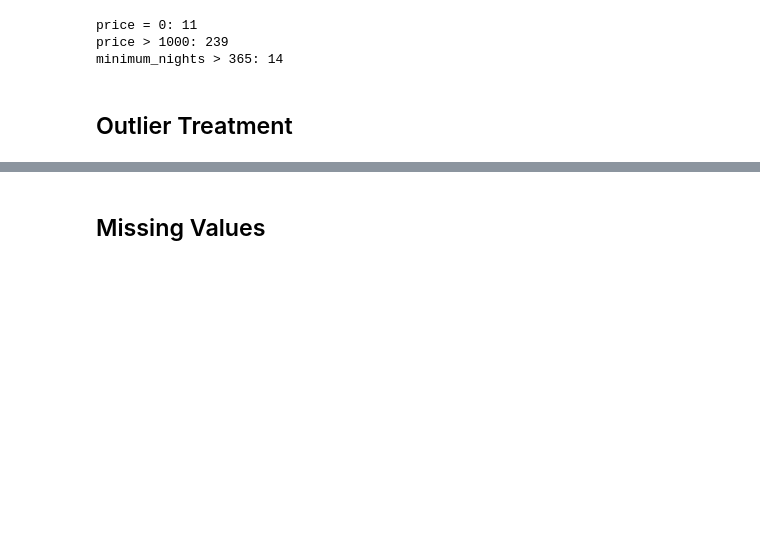
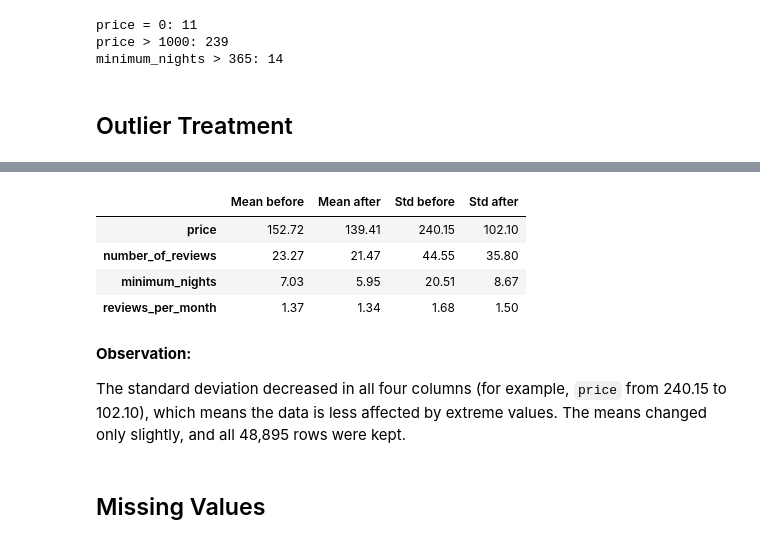
Before and after one commit to samaaali76/Task1-machine-learning, a Jupyter notebook: Notebook.ipynb, the cells around one changed output, grey strips where cells are left out. Drawn from its saved outputs; the diff is of its cells as text; code cells hidden in the pictures; blank space fills up the shorter version.

```diff
--- a/Notebook.ipynb
+++ b/Notebook.ipynb
@@ -308,3 +324,21 @@ After: (48870, 16)
+# %%
+comparison = pd.DataFrame({
+    'Mean before': df[list(limits)].mean(),
+    'Mean after': df_clean[list(limits)].mean(),
+    'Std before': df[list(limits)].std(),
+    'Std after': df_clean[list(limits)].std()
+})
+comparison.round(2)
+# %% [output]
+|  | Mean before | Mean after | Std before | Std after |
+| price | 152.72 | 139.41 | 240.15 | 102.10 |
+| number_of_reviews | 23.27 | 21.47 | 44.55 | 35.80 |
+| minimum_nights | 7.03 | 5.95 | 20.51 | 8.67 |
+| reviews_per_month | 1.37 | 1.34 | 1.68 | 1.50 |
+# %% [markdown]
+**Observation:**
+
+The standard deviation decreased in all four columns (for example, `price` from 240.15 to 102.10), which means the data is less affected by extreme values. The means changed only slightly, and all 48,895 rows were kept.
 # %% [markdown]
 ## Missing Values
 # %%
```
Also changed, not shown: parts of 14 cells of this notebook.
